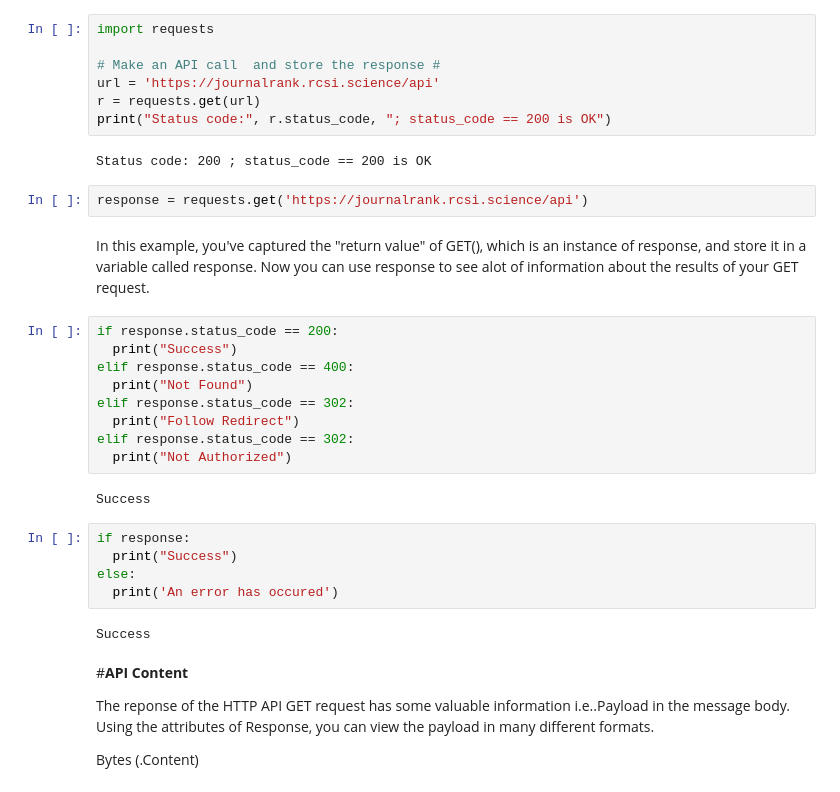
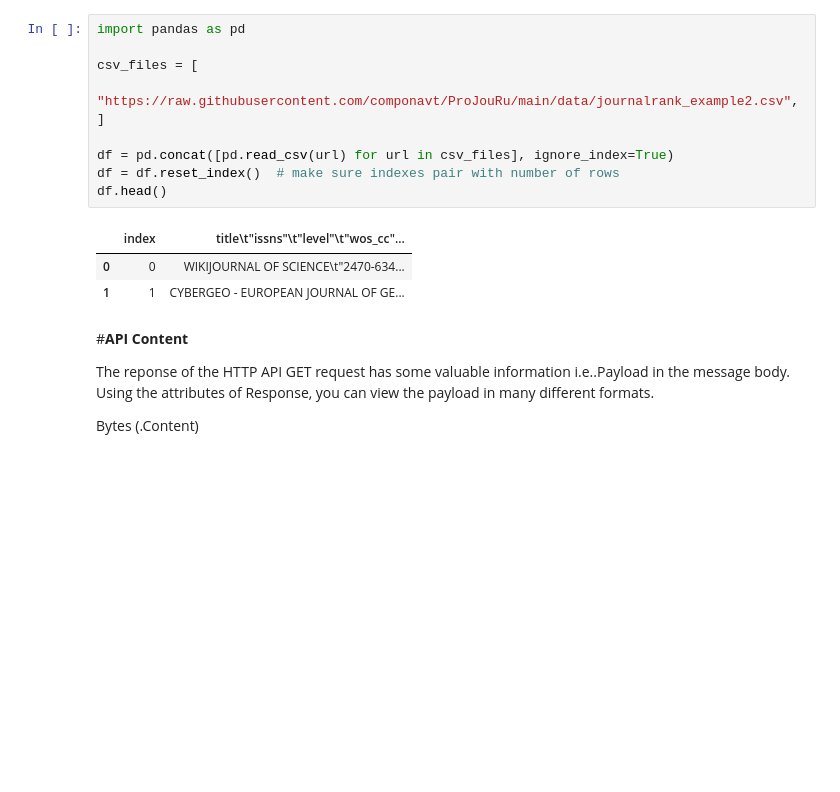
Before and after one commit to componavt/ProJouRu, a Jupyter notebook: src/read_csv.ipynb, the cells around one changed output. Drawn from its saved outputs; the diff is of its cells as text; blank space fills up the shorter version.

Commit message:
rm requests + load CSV

```diff
--- a/src/read_csv.ipynb
+++ b/src/read_csv.ipynb
@@ -13,36 +10,19 @@ White list of scientific journals in Russia links:
 
 ![alt text](https://upload.wikimedia.org/wikipedia/commons/thumb/a/a6/Toicon-icon-stone-serve.svg/240px-Toicon-icon-stone-serve.svg.png)
-# %%
-import requests
-
-# Make an API call  and store the response #
-url = 'https://journalrank.rcsi.science/api'
-r = requests.get(url)
-print("Status code:", r.status_code, "; status_code == 200 is OK")
-# %% [output]
-Status code: 200 ; status_code == 200 is OK
-# %%
-response = requests.get('https://journalrank.rcsi.science/api')
-# %% [markdown]
-In this example, you've captured the "return value" of GET(), which is an instance of response, and store it in a variable called response. Now you can use response to see alot of information about the results of your GET request.
-# %%
-if response.status_code == 200:
-  print("Success")
-elif response.status_code == 400:
-  print("Not Found")
-elif response.status_code == 302:
-  print("Follow Redirect")
-elif response.status_code == 302:
-  print("Not Authorized")
-# %% [output]
-Success
-# %%
-if response:
-  print("Success")
-else:
-  print('An error has occured')
-# %% [output]
-Success
+# %%
+import pandas as pd
+
+csv_files = [
+    "https://raw.githubusercontent.com/componavt/ProJouRu/main/data/journalrank_example2.csv",
+]
+
+df = pd.concat([pd.read_csv(url) for url in csv_files], ignore_index=True)
+df = df.reset_index()  # make sure indexes pair with number of rows
+df.head()
+# %% [output]
+|  | index | title\t"issns"\t"level"\t"wos_cc"... |
+| 0 | 0 | WIKIJOURNAL OF SCIENCE\t"2470-634... |
+| 1 | 1 | CYBERGEO - EUROPEAN JOURNAL OF GE... |
 # %% [markdown]
 #**API Content**
 
```
Also changed, not shown: parts of 1 cell of this notebook.
